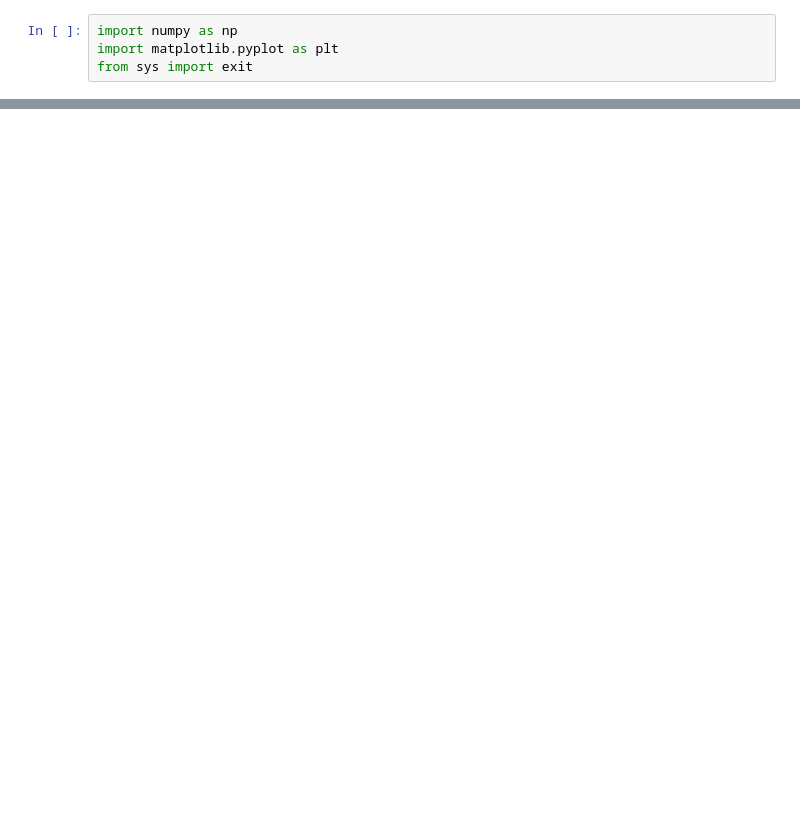
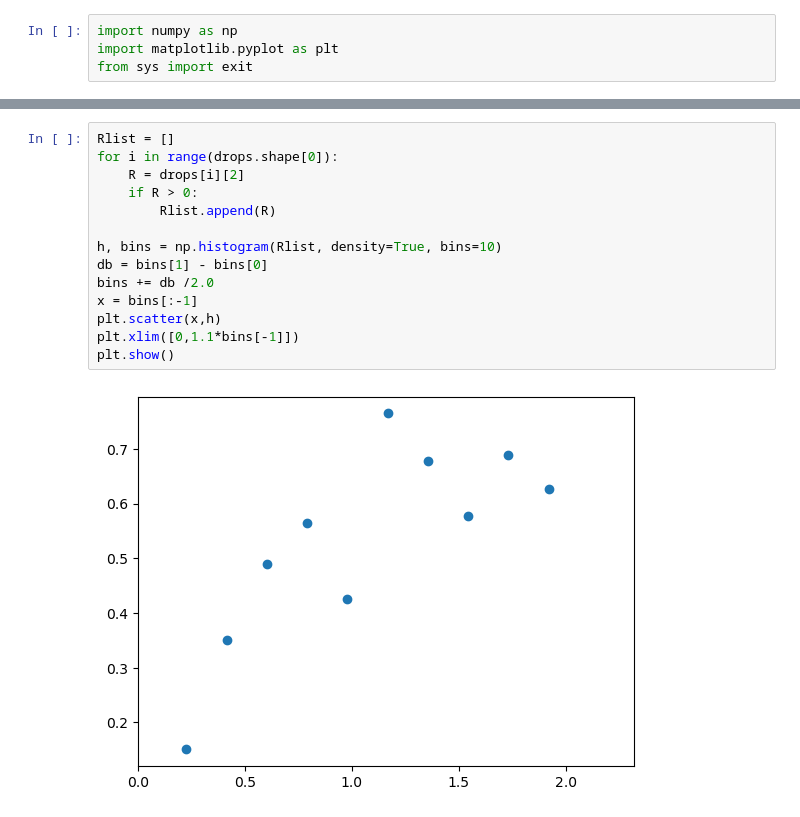
Before and after one commit to hiddevuijk/droplet_diffusion, a Jupyter notebook: Untitled.ipynb, the cells around one changed output, grey strips where cells are left out. Cells and saved outputs as stored; diff of their text form; blank space fills up the shorter version.

```diff
--- a/Untitled.ipynb
+++ b/Untitled.ipynb
@@ -55,0 +60,16 @@ plt.show()
+# %%
+Rlist = []
+for i in range(drops.shape[0]):
+    R = drops[i][2]
+    if R > 0:
+        Rlist.append(R)
+
+h, bins = np.histogram(Rlist, density=True, bins=10)
+db = bins[1] - bins[0]
+bins += db /2.0
+x = bins[:-1]
+plt.scatter(x,h)
+plt.xlim([0,1.1*bins[-1]])
+plt.show()
+# %% [output]
+[figure, added]
```
Also changed, not shown: parts of 1 cell of this notebook, 5 other files.
